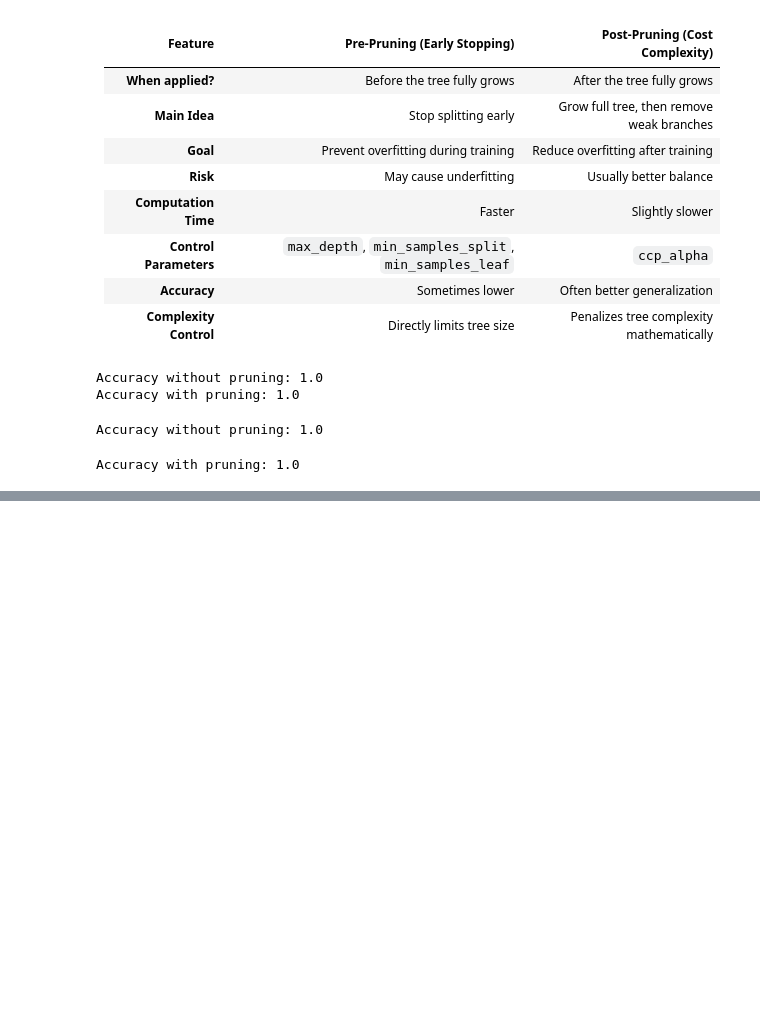
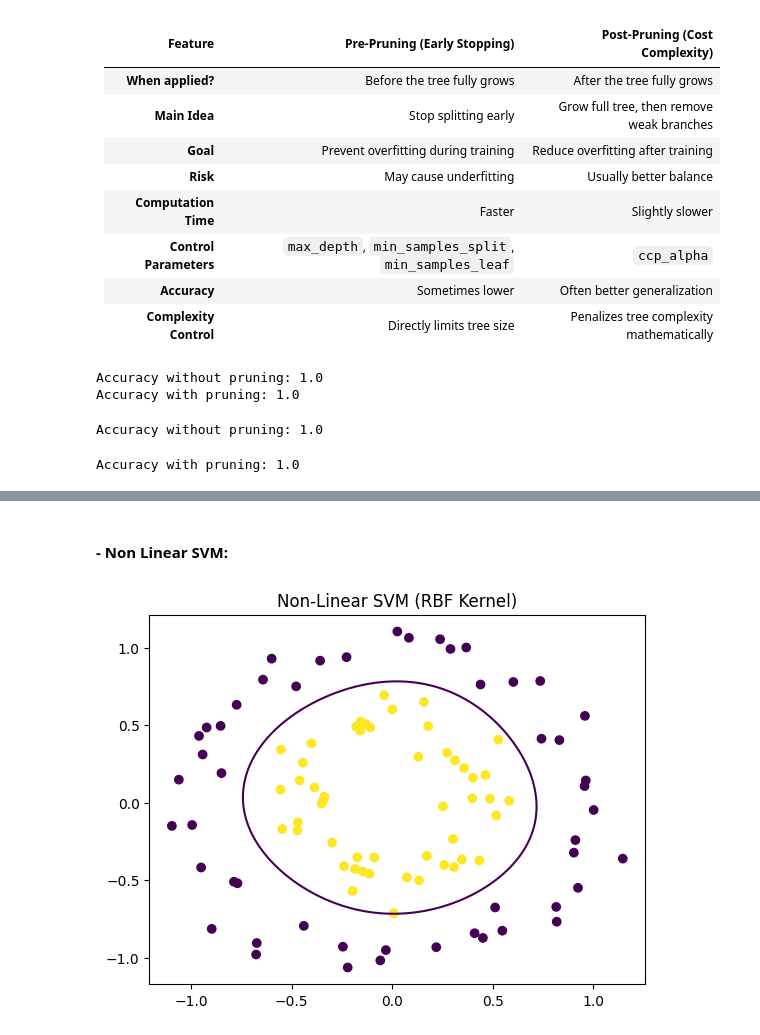
Before and after one commit to VaishnaviJadhav350/intern, a Jupyter notebook: machine learning/Decision Tree.ipynb, the cells around one changed output, grey strips where cells are left out. Cells and saved outputs as stored; diff of their text form; code cells hidden in the pictures; blank space fills up the shorter version.

```diff
--- a/machine learning/Decision Tree.ipynb
+++ b/machine learning/Decision Tree.ipynb
@@ -410,0 +745,30 @@ Accuracy with pruning: 1.0
+# %% [markdown]
+#### - Non Linear SVM:
+# %%
+from sklearn.datasets import make_circles
+
+# Create non-linear dataset
+X, y = make_circles(n_samples=100, factor=0.5, noise=0.1)
+
+# Train Non-Linear SVM
+model = svm.SVC(kernel='rbf')
+model.fit(X, y)
+
+# Plot
+plt.scatter(X[:,0], X[:,1], c=y)
+
+ax = plt.gca()
+xlim = ax.get_xlim()
+ylim = ax.get_ylim()
+
+xx = np.linspace(xlim[0], xlim[1], 100)
+yy = np.linspace(ylim[0], ylim[1], 100)
+YY, XX = np.meshgrid(yy, xx)
+xy = np.vstack([XX.ravel(), YY.ravel()]).T
+Z = model.decision_function(xy).reshape(XX.shape)
+
+plt.contour(XX, YY, Z, levels=[0])
+plt.title("Non-Linear SVM (RBF Kernel)")
+plt.show()
+# %% [output]
+[figure, added]
```
Also changed, not shown: parts of 34 cells of this notebook.
